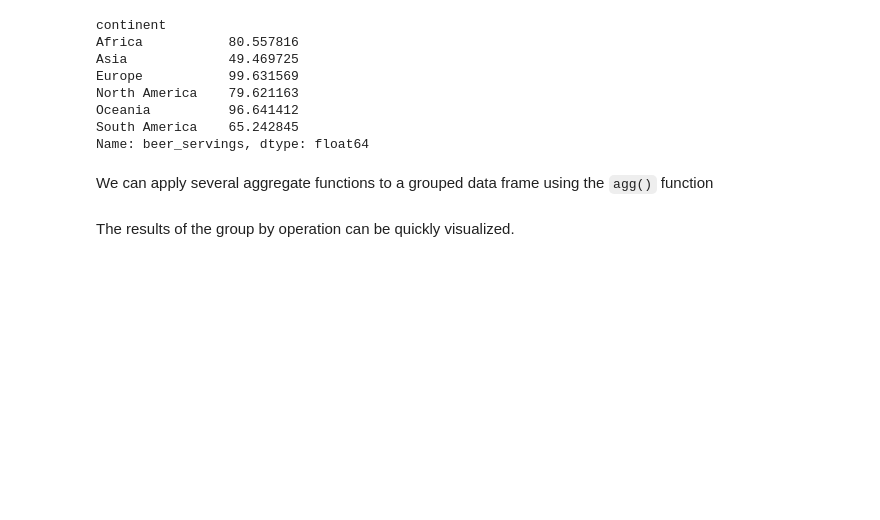
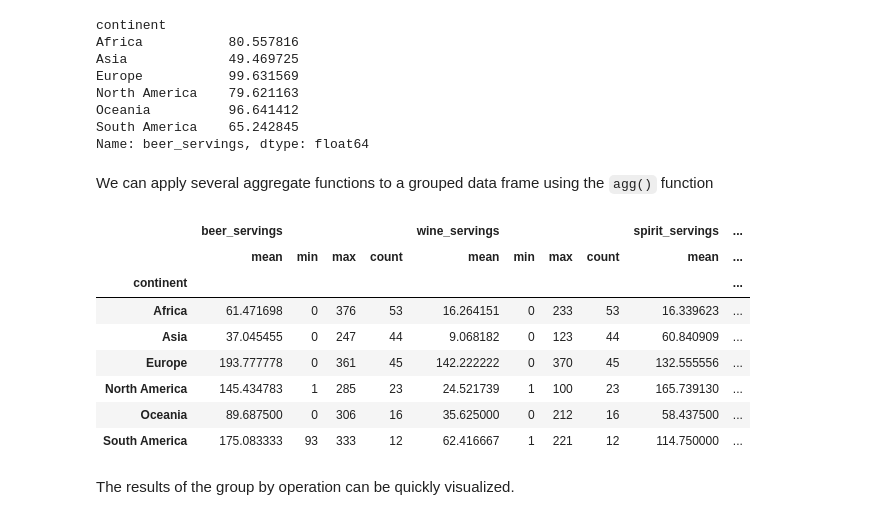
Before and after one commit to Bialkasss/Data-mining, a Jupyter notebook: Intro_ipnybs/dm-pandas.ipynb, the cells around one changed output. Cells and saved outputs as stored; diff of their text form; code cells hidden in the pictures; blank space fills up the shorter version.

```diff
--- a/Intro_ipnybs/dm-pandas.ipynb
+++ b/Intro_ipnybs/dm-pandas.ipynb
@@ -837,3 +884,20 @@ drinks.groupby('continent').agg(['mean', 'min', 'max', 'count'])
+# %%
+aggregations = {
+    'beer_servings': ['mean', 'min', 'max', 'count'],
+    'wine_servings': ['mean', 'min', 'max', 'count'],
+    'spirit_servings': ['mean', 'min', 'max', 'count']
+}
+drinks.groupby('continent').agg(aggregations)
+# %% [output]
+|  | beer_servings |  |  |  | wine_servings |  |  |  | spirit_servings | ... |
+|  | mean | min | max | count | mean | min | max | count | mean | ... |
+| continent |  |  |  |  |  |  |  |  |  | ... |
+| Africa | 61.471698 | 0 | 376 | 53 | 16.264151 | 0 | 233 | 53 | 16.339623 | ... |
+| Asia | 37.045455 | 0 | 247 | 44 | 9.068182 | 0 | 123 | 44 | 60.840909 | ... |
+| Europe | 193.777778 | 0 | 361 | 45 | 142.222222 | 0 | 370 | 45 | 132.555556 | ... |
+| North America | 145.434783 | 1 | 285 | 23 | 24.521739 | 1 | 100 | 23 | 165.739130 | ... |
+| Oceania | 89.687500 | 0 | 306 | 16 | 35.625000 | 0 | 212 | 16 | 58.437500 | ... |
+| South America | 175.083333 | 93 | 333 | 12 | 62.416667 | 1 | 221 | 12 | 114.750000 | ... |
 # %% [markdown]
 The results of the group by operation can be quickly visualized.
 # %%
```
Also changed, not shown: parts of 8 cells of this notebook.
